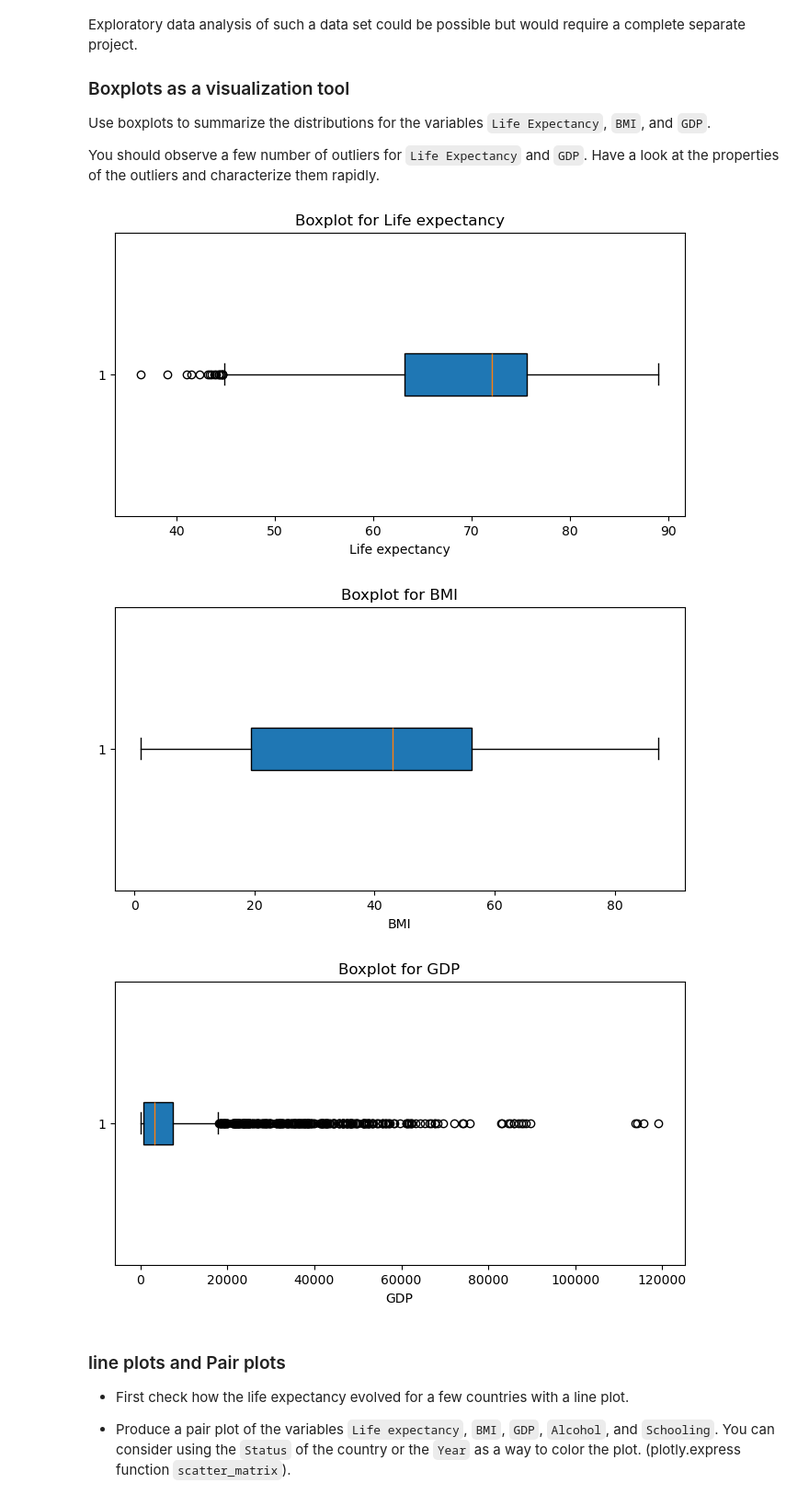
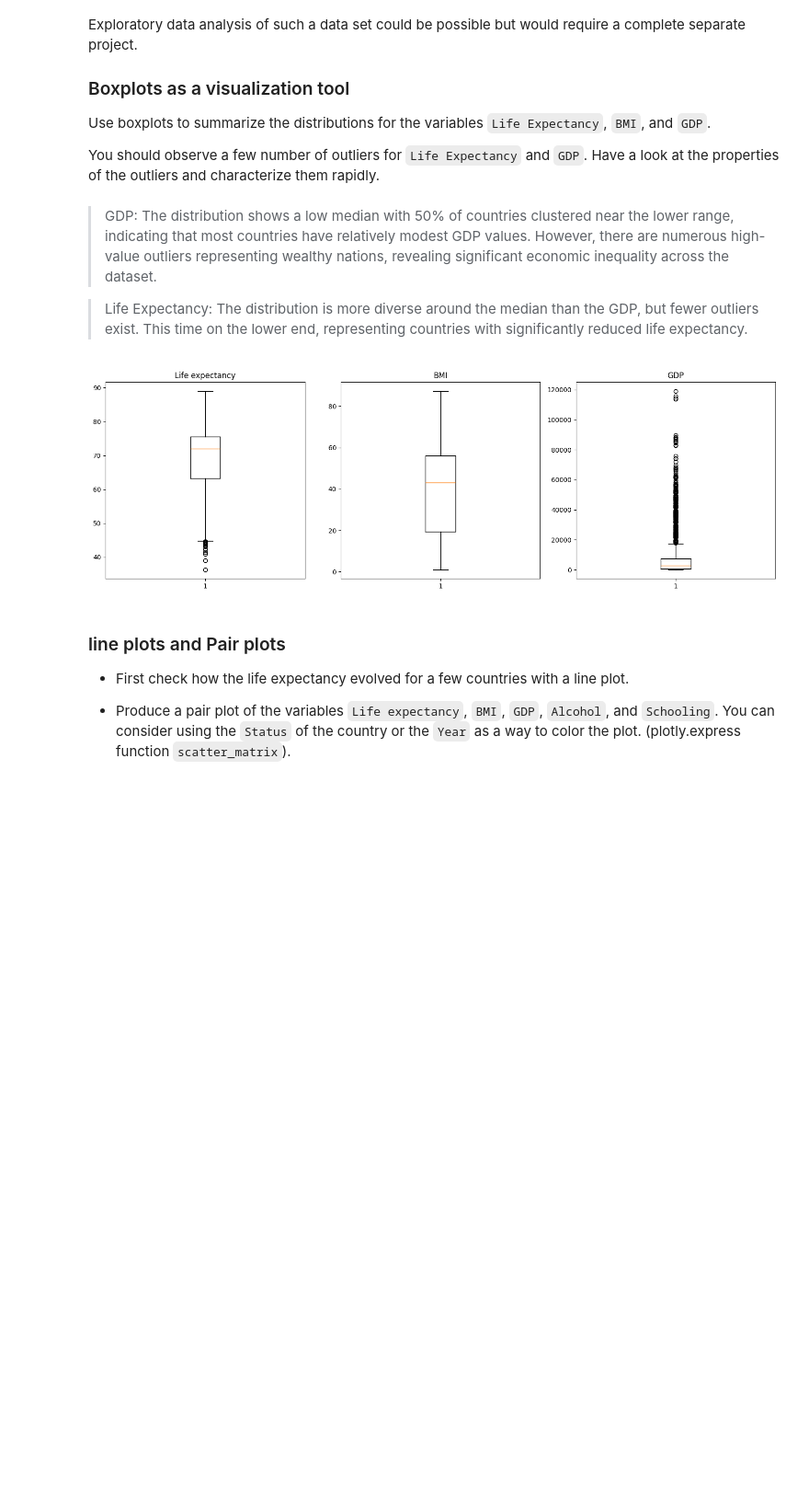
Before and after one commit to vincenteichhorn/cs-apml-assignments, a Jupyter notebook: src/04-image-classification/Project_regression_analysis.ipynb, the cells around one changed output. Shown at 92% size. Cells and saved outputs as stored; diff of their text form; code cells hidden in the pictures; blank space fills up the shorter version.

```diff
--- a/src/04-image-classification/Project_regression_analysis.ipynb
+++ b/src/04-image-classification/Project_regression_analysis.ipynb
@@ -80,7 +76,7 @@
 # %%
 print(data.columns)
 
-##You code here
+data.columns = data.columns.str.strip()
 
-#print(f'\n Columns stripped: {data.columns}')
+print(f'\n Columns stripped: {data.columns}')
 # %% [output]
@@ -129,5 +126,28 @@ dtype: int64
 # Fill missing values with mean for numeric columns
 # Compute a mean for each country to fill the data
 
-#
-data = data_filled
+data_filled = data.copy()
+numeric_cols = data_filled.select_dtypes(include=[np.number]).columns
+country_means = data_filled.select_dtypes(include=[np.number]).groupby(data_filled['Country']).mean()
+
+for col in numeric_cols:
+    if data_filled[col].isnull().sum() == 0:
+        continue
+    mean = country_means[col]
+    for country in data_filled['Country'].unique():
+        country_mean = mean[country]
+        num_nans = data_filled[(data_filled['Country'] == country) & (data_filled[col].isnull())].shape[0]
+        if num_nans == 0 or pd.isna(country_mean):
+            continue
+        data_filled.loc[(data_filled['Country'] == country) & (data_filled[col].isnull()), col] = country_mean
+
+remaining_nans = data_filled[numeric_cols].isnull().sum()
+
+if remaining_nans.sum() > 0:
+    for col in numeric_cols:
+        if data_filled[col].isnull().sum() > 0:
+            global_mean = data_filled[col].mean()
+            data_filled[col] = data_filled[col].fillna(global_mean)
+
+print("Final missing values check:")
+print(data_filled.isnull().sum())
@@ -142,17 +180,29 @@ Here, we will simply produce boxplots as one dimensional summary plots of a few
 Use boxplots to summarize the distributions for the variables `Life Expectancy`, `BMI`, and `GDP`.
 
 You should observe a few number of outliers for `Life Expectancy` and `GDP`. Have a look at the properties of the outliers and characterize them rapidly.
+# %% [markdown]
+> GDP: The distribution shows a low median with 50% of countries clustered near the lower range, indicating that most countries have relatively modest GDP values. However, there are numerous high-value outliers representing wealthy nations, revealing significant economic inequality across the dataset.
+
+> Life Expectancy: The distribution is more diverse around the median than the GDP, but fewer outliers exist. This time on the lower end, representing countries with significantly reduced life expectancy.
 # %%
 # Boxplot to detect outliers
 key_variables = ['Life expectancy', 'BMI', 'GDP']
 
+import matplotlib.pyplot as plt
 
+fig, axes = plt.subplots(1, 3, figsize=(15, 5))
+for i, col in enumerate(key_variables):
+    col_data = data_filled[col]
+    # display(col_data.describe())
+    axes[i].boxplot(col_data)
+    axes[i].set_title(col)
+
+plt.tight_layout()
+plt.show()
 
 ### Expected boxplot
 # %% [output]
-[figure, old version]
+[figure, new version]
-[figure, removed]
-[figure, removed]
 # %% [markdown]
 ### line plots and Pair plots
 
```
Also changed, not shown: parts of 22 cells of this notebook.
